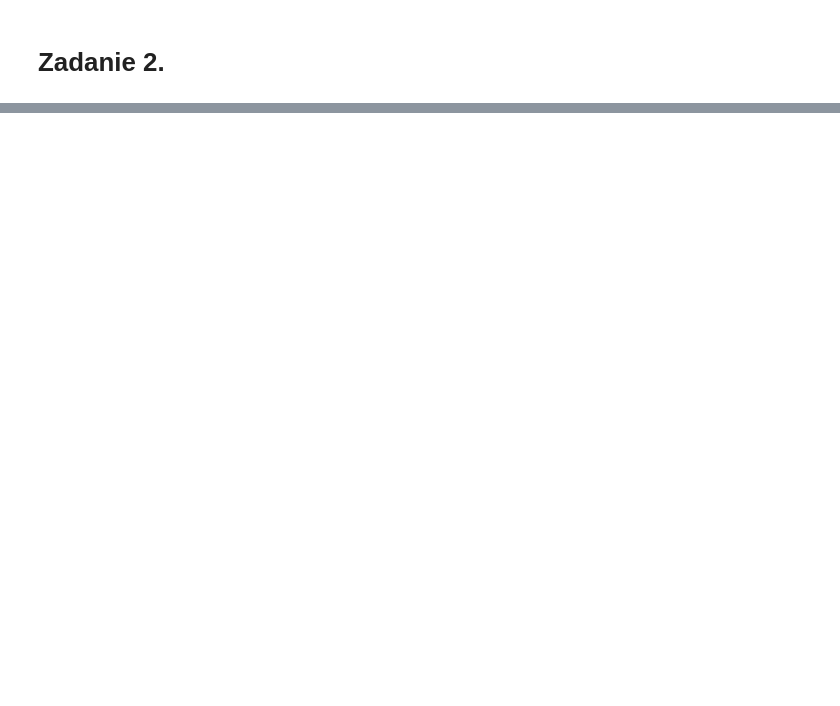
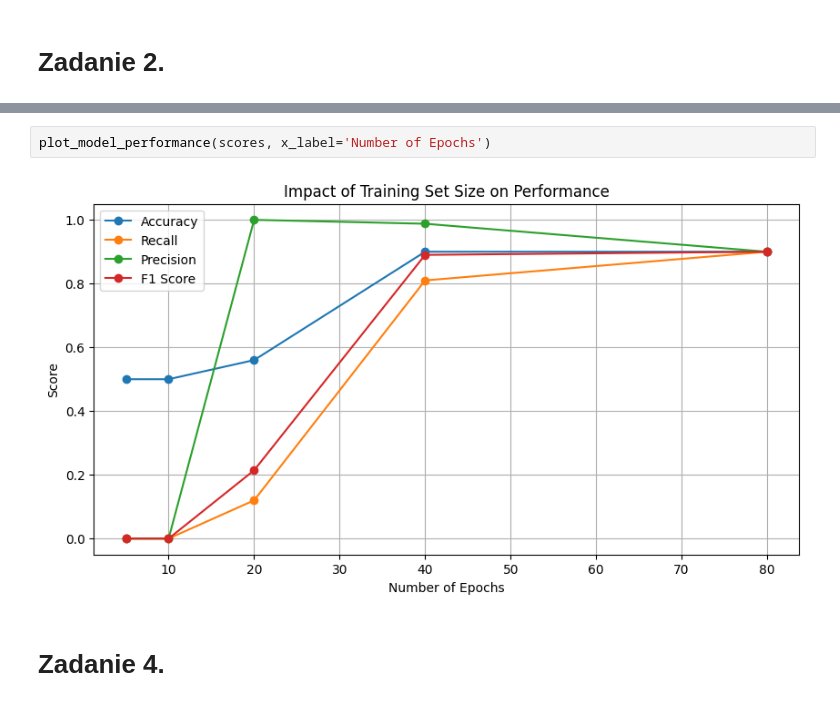
Before and after one commit to NoIdeaForMyName/facial_recognition_celebA, a Jupyter notebook: report.ipynb, the cells around one changed output, grey strips where cells are left out. Saved outputs shown, nothing was run; the diff lists cells and outputs as text; blank space fills up the shorter version.

```diff
--- a/report.ipynb
+++ b/report.ipynb
@@ -284,0 +513,6 @@ plt.show()
+# %%
+plot_model_performance(scores, x_label='Number of Epochs')
+# %% [output]
+[figure, added]
+# %% [markdown]
+# Zadanie 4.
```
Also changed, not shown: parts of 22 cells of this notebook.
